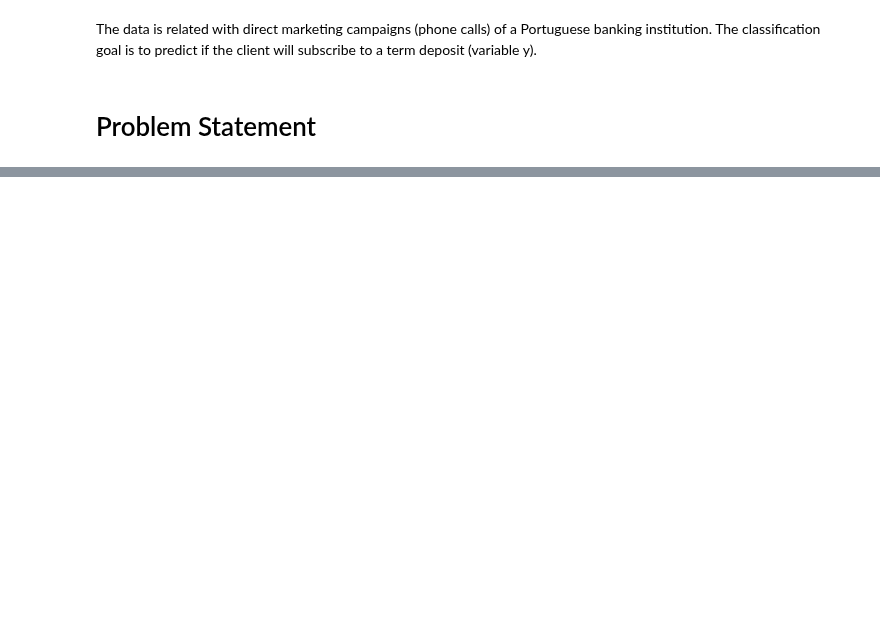
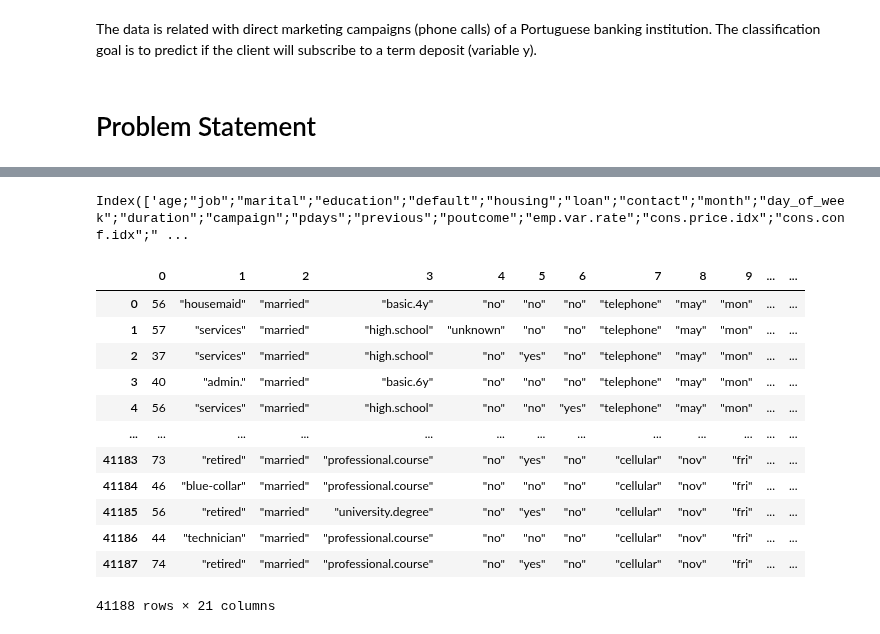
Before and after one commit to MJanbandhu/PortugeseBankMarketingProject, a Jupyter notebook: PRCP_1000.ipynb, the cells around one changed output, grey strips where cells are left out. Cells and saved outputs as stored; diff of their text form; code cells hidden in the pictures; blank space fills up the shorter version.

```diff
--- a/PRCP_1000.ipynb
+++ b/PRCP_1000.ipynb
@@ -18,0 +49,4 @@ from google.colab import drive
+# %%
+# here I'm try to read bank-additional-full.csv file
+# Because it is mentioned in the document file ====   Kindly use Data>bank-additional>bank-additional-full.csv  for this use case.
+data=pd.read_csv('bank-additional-full.csv')
@@ -18,0 +90,4 @@ from google.colab import drive
+# %%
+data.columns
+# %% [output]
+Index(['age;"job";"marital";"education";"default";"housing";"loan";"contact";"month";"day_of_week";"duration";"campaign";"pdays";"previous";"poutcome";"emp.var.rate";"cons.price.idx";"cons.conf.idx";" ...
@@ -18,0 +96,18 @@ from google.colab import drive
+# %%
+data = data['age;"job";"marital";"education";"default";"housing";"loan";"contact";"month";"day_of_week";"duration";"campaign";"pdays";"previous";"poutcome";"emp.var.rate";"cons.price.idx";"cons.conf.idx";"euribor3m";"nr.employed";"y"'].str.split(';', expand=True)
+# %%
+data
+# %% [output]
+|  | 0 | 1 | 2 | 3 | 4 | 5 | 6 | 7 | 8 | 9 | ... | ... |
+| 0 | 56 | "housemaid" | "married" | "basic.4y" | "no" | "no" | "no" | "telephone" | "may" | "mon" | ... | ... |
+| 1 | 57 | "services" | "married" | "high.school" | "unknown" | "no" | "no" | "telephone" | "may" | "mon" | ... | ... |
+| 2 | 37 | "services" | "married" | "high.school" | "no" | "yes" | "no" | "telephone" | "may" | "mon" | ... | ... |
+| 3 | 40 | "admin." | "married" | "basic.6y" | "no" | "no" | "no" | "telephone" | "may" | "mon" | ... | ... |
+| 4 | 56 | "services" | "married" | "high.school" | "no" | "no" | "yes" | "telephone" | "may" | "mon" | ... | ... |
+| ... | ... | ... | ... | ... | ... | ... | ... | ... | ... | ... | ... | ... |
+| 41183 | 73 | "retired" | "married" | "professional.course" | "no" | "yes" | "no" | "cellular" | "nov" | "fri" | ... | ... |
+| 41184 | 46 | "blue-collar" | "married" | "professional.course" | "no" | "no" | "no" | "cellular" | "nov" | "fri" | ... | ... |
+| 41185 | 56 | "retired" | "married" | "university.degree" | "no" | "yes" | "no" | "cellular" | "nov" | "fri" | ... | ... |
+| 41186 | 44 | "technician" | "married" | "professional.course" | "no" | "no" | "no" | "cellular" | "nov" | "fri" | ... | ... |
+| 41187 | 74 | "retired" | "married" | "professional.course" | "no" | "yes" | "no" | "cellular" | "nov" | "fri" | ... | ... |
+41188 rows × 21 columns
```
Also changed, not shown: parts of 21 cells of this notebook.
